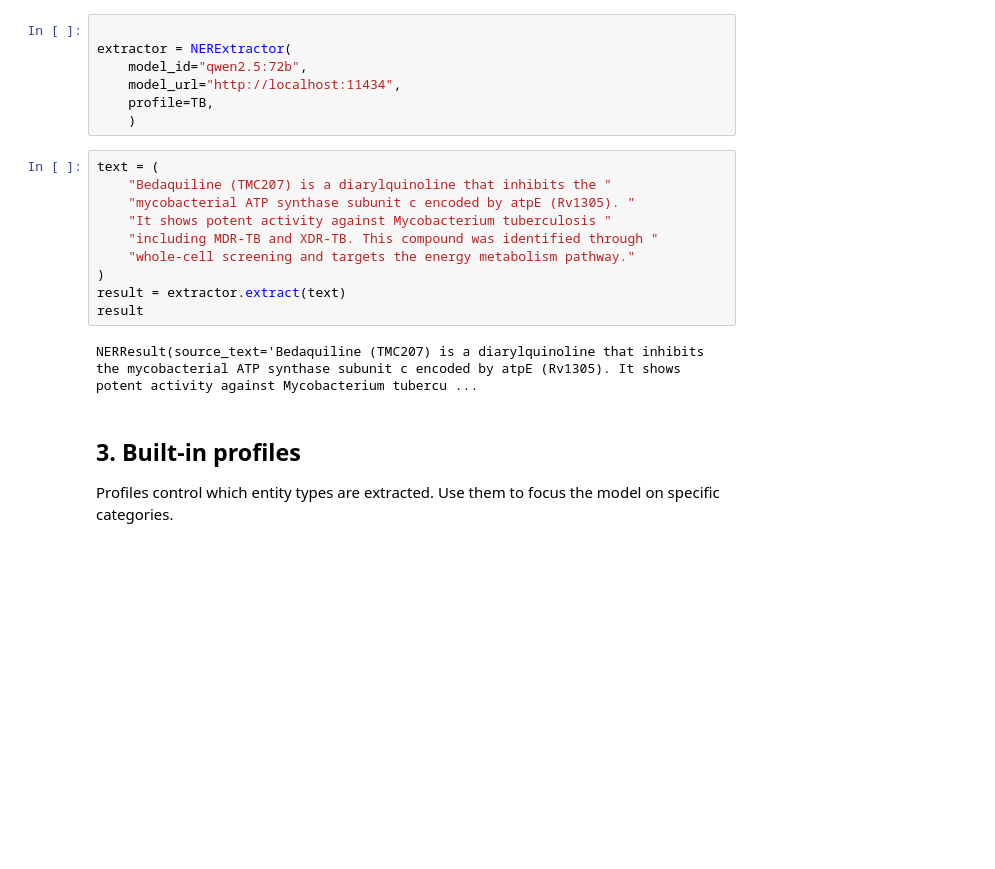
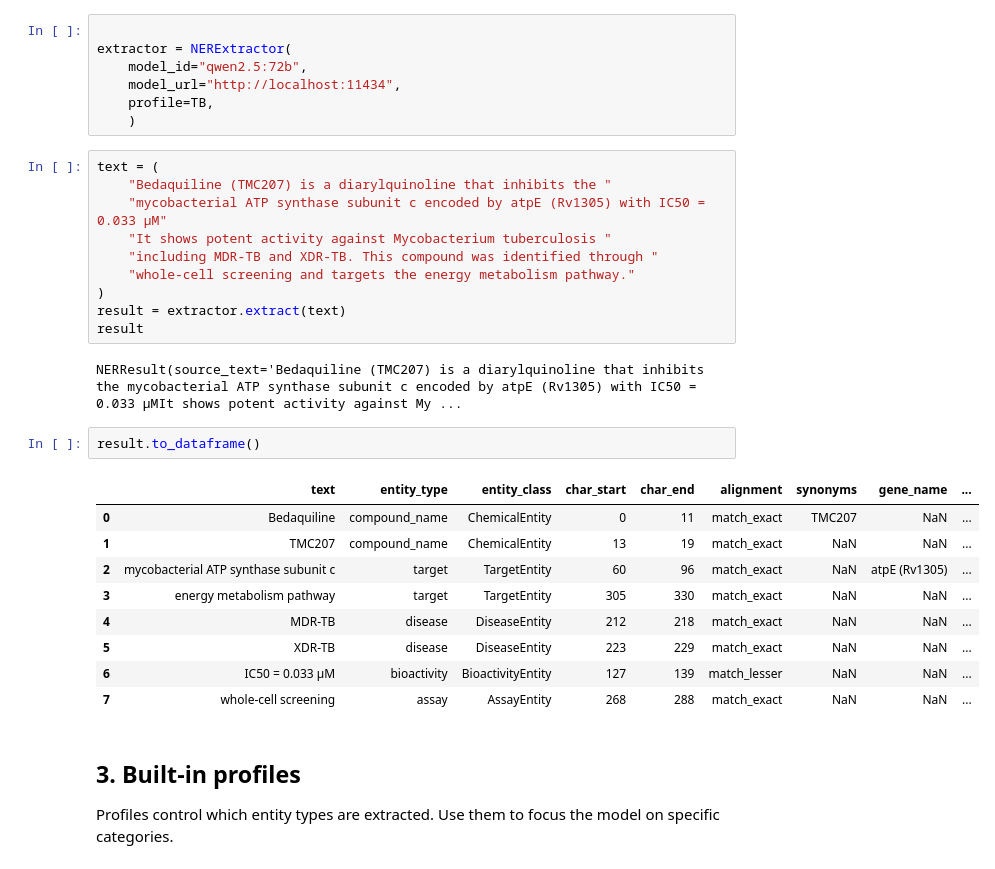
Before and after one commit to structflo/structflo-ner, a Jupyter notebook: notebooks/01_quickstart.ipynb, the cells around one changed output. Cells and saved outputs as stored; diff of their text form; blank space fills up the shorter version.

Commit message:
quick start

```diff
--- a/notebooks/01_quickstart.ipynb
+++ b/notebooks/01_quickstart.ipynb
@@ -78,7 +78,7 @@ extractor = NERExtractor(
 # %%
 text = (
     "Bedaquiline (TMC207) is a diarylquinoline that inhibits the "
-    "mycobacterial ATP synthase subunit c encoded by atpE (Rv1305). "
+    "mycobacterial ATP synthase subunit c encoded by atpE (Rv1305) with IC50 = 0.033 µM"
     "It shows potent activity against Mycobacterium tuberculosis "
     "including MDR-TB and XDR-TB. This compound was identified through "
     "whole-cell screening and targets the energy metabolism pathway."
@@ -86,7 +86,19 @@ text = (
 result = extractor.extract(text)
 result
 # %% [output]
-NERResult(source_text='Bedaquiline (TMC207) is a diarylquinoline that inhibits the mycobacterial ATP synthase subunit c encoded by atpE (Rv1305). It shows potent activity against Mycobacterium tubercu ...
+NERResult(source_text='Bedaquiline (TMC207) is a diarylquinoline that inhibits the mycobacterial ATP synthase subunit c encoded by atpE (Rv1305) with IC50 = 0.033 µMIt shows potent activity against My ...
+# %%
+result.to_dataframe()
+# %% [output]
+|  | text | entity_type | entity_class | char_start | char_end | alignment | synonyms | gene_name | ... |
+| 0 | Bedaquiline | compound_name | ChemicalEntity | 0 | 11 | match_exact | TMC207 | NaN | ... |
+| 1 | TMC207 | compound_name | ChemicalEntity | 13 | 19 | match_exact | NaN | NaN | ... |
+| 2 | mycobacterial ATP synthase subunit c | target | TargetEntity | 60 | 96 | match_exact | NaN | atpE (Rv1305) | ... |
+| 3 | energy metabolism pathway | target | TargetEntity | 305 | 330 | match_exact | NaN | NaN | ... |
+| 4 | MDR-TB | disease | DiseaseEntity | 212 | 218 | match_exact | NaN | NaN | ... |
+| 5 | XDR-TB | disease | DiseaseEntity | 223 | 229 | match_exact | NaN | NaN | ... |
+| 6 | IC50 = 0.033 µM | bioactivity | BioactivityEntity | 127 | 139 | match_lesser | NaN | NaN | ... |
+| 7 | whole-cell screening | assay | AssayEntity | 268 | 288 | match_exact | NaN | NaN | ... |
 # %% [markdown]
 ## 3. Built-in profiles
 
```
Also changed, not shown: 1 other file.
